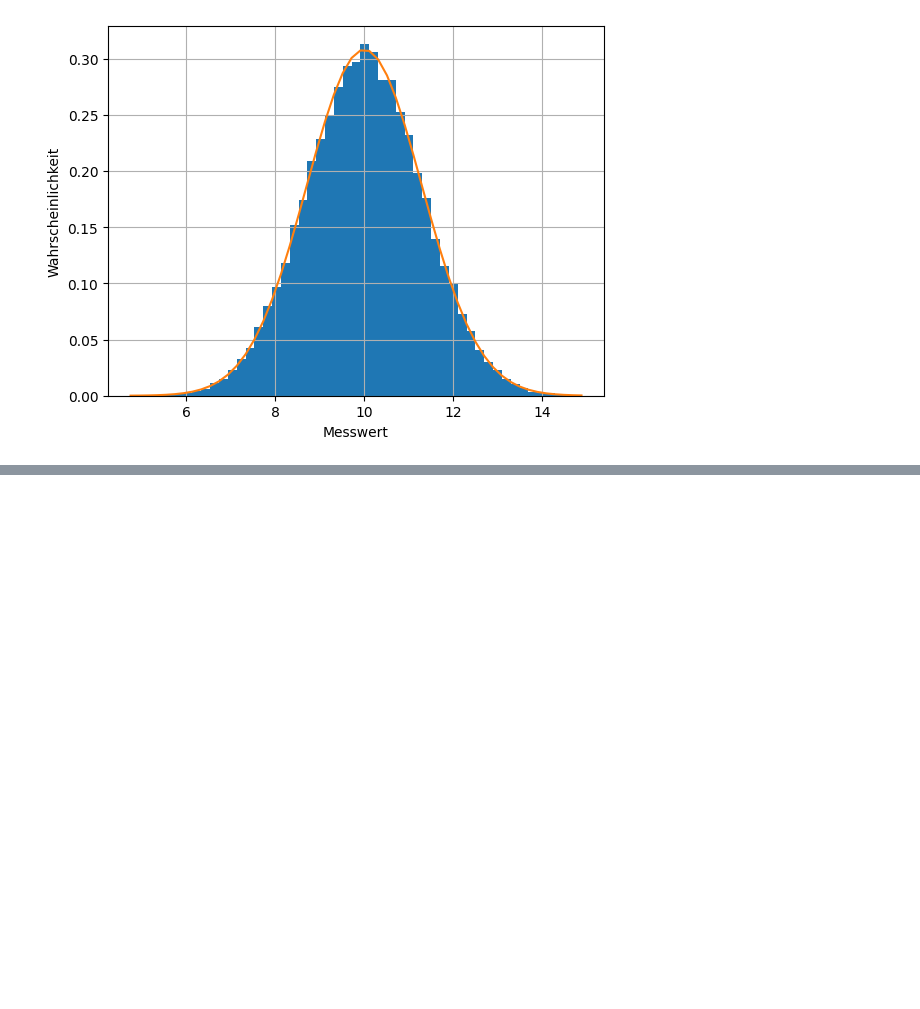
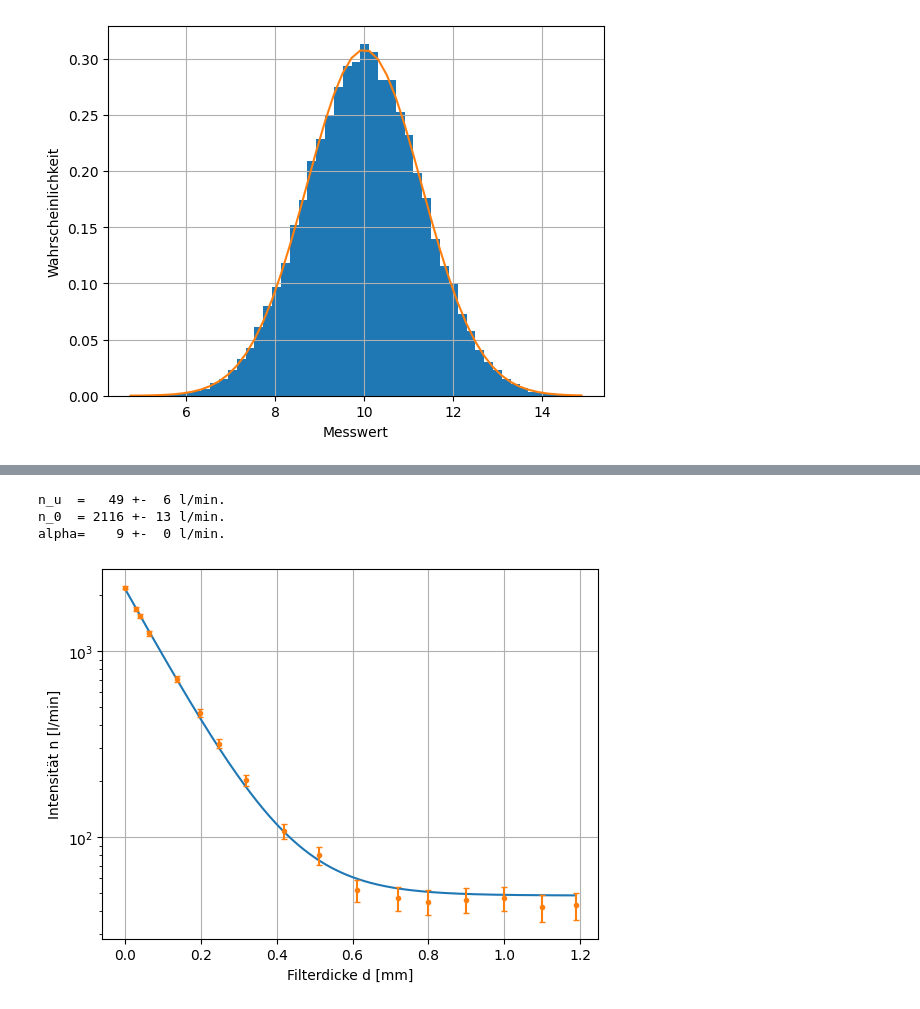
Before and after one commit to markussilberbauer/phmpy, a Jupyter notebook: Kapitel_3.ipynb, the cells around one changed output, grey strips where cells are left out. Drawn from its saved outputs; the diff is of its cells as text; code cells hidden in the pictures; blank space fills up the shorter version.

```diff
--- a/Kapitel_3.ipynb
+++ b/Kapitel_3.ipynb
@@ -112,0 +137,39 @@ plt.show()
+# %%
+# messdaten_radioaktivitaet_fit1
+
+import numpy as np
+import scipy.optimize
+import matplotlib.pyplot as plt
+
+# Funktion die gefiltert (= optimiert) werden soll
+# d ist die unabhängige Variable die anderen sind die Parameter der Gleichung die der Optimierung zugrunde liegt
+# Also (3.8)
+def func(d, n_u, n_0, alpha):
+    return n_u + n_0 * np.exp(-alpha * d)       # (3.8)
+
+popt, pcov = scipy.optimize.curve_fit(func, d, n, [40, 2200, 10])
+n_u, n_0, alpha = popt
+d_n_u, d_n_0, d_alpha = np.sqrt(np.diag(pcov))
+
+print(f"n_u  = {n_u:4.0f} +- {d_n_u:2.0f} l/min.")
+print(f"n_0  = {n_0:4.0f} +- {d_n_0:2.0f} l/min.")
+print(f"alpha= {alpha:4.0f} +- {d_alpha:2.0f} l/min.")
+
+fig = plt.figure()
+ax = fig.add_subplot(1, 1, 1)
+ax.set_xlabel('Filterdicke d [mm]')
+ax.set_ylabel('Intensität n [l/min]')
+ax.set_yscale('log')
+ax.grid()
+
+d_fit = np.linspace(np.min(d), np.max(d), 500)
+n_fit = func(d_fit, n_u, n_0, alpha)
+ax.plot(d_fit, n_fit, '-', zorder=2)
+
+ax.errorbar(d, n, yerr=dn, fmt='.', capsize=2, zorder=3)
+plt.show()
+# %% [output]
+n_u  =   49 +-  6 l/min.
+n_0  = 2116 +- 13 l/min.
+alpha=    9 +-  0 l/min.
+[figure, added]
```
Also changed, not shown: parts of 2 cells of this notebook, 1 other file.
